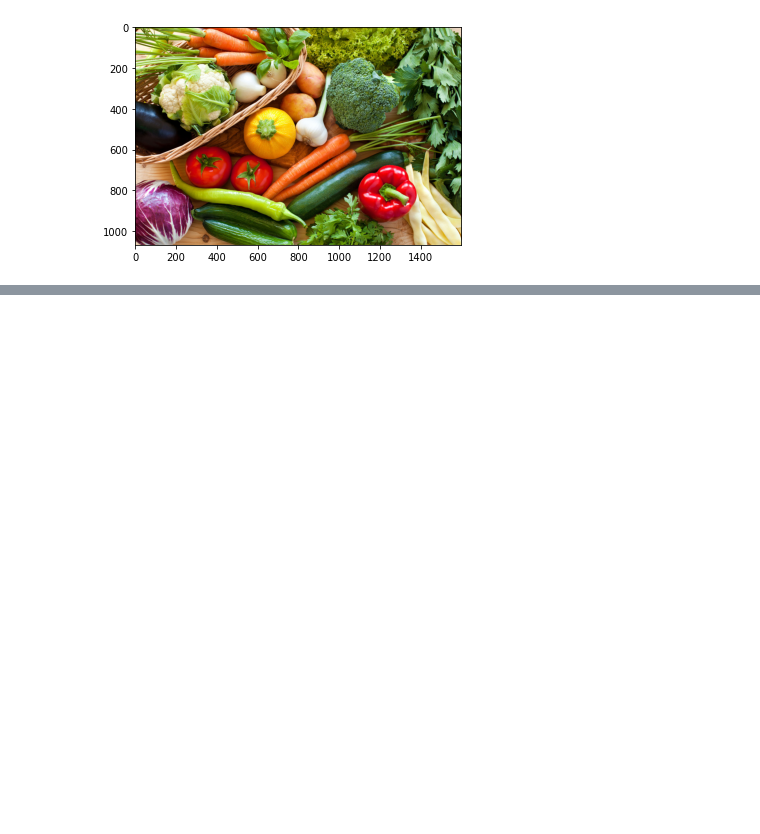
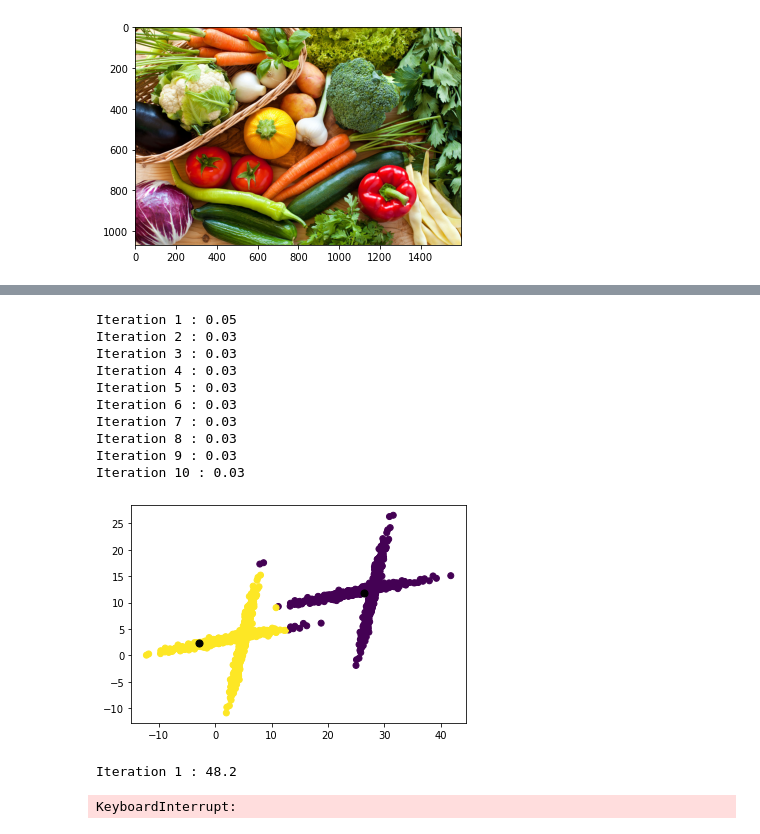
Before and after one commit to ShubhamPandey28/Academic-trash, a Jupyter notebook: CS-669/Assignment_2/Untitled.ipynb, the cells around one changed output, grey strips where cells are left out. Drawn from its saved outputs; the diff is of its cells as text; code cells hidden in the pictures; blank space fills up the shorter version.

Commit message:
Added kmeans

```diff
--- a/CS-669/Assignment_2/Untitled.ipynb
+++ b/CS-669/Assignment_2/Untitled.ipynb
@@ -120,3 +136,5 @@ class Kmeans:
 # %%
-model = Kmeans(10, data.shape[-1])
-model.fit(get_points(data), iterations=10)
+def solve_for_data(data):
+    model = Kmeans(2, data.shape[-1])
+    model.fit(get_points(data), iterations=10)
+    model.plot()
@@ -143,0 +141,14 @@ set()
+# %%
+solve_for_data(data)
+# %% [output]
+Iteration 1 : 0.05
+Iteration 2 : 0.03
+Iteration 3 : 0.03
+Iteration 4 : 0.03
+Iteration 5 : 0.03
+Iteration 6 : 0.03
+Iteration 7 : 0.03
+Iteration 8 : 0.03
+Iteration 9 : 0.03
+Iteration 10 : 0.03
+[figure, added]
@@ -143,0 +165,5 @@ set()
+# %%
+solve_for_data(img_data)
+# %% [output]
+Iteration 1 : 48.2
+KeyboardInterrupt:
```
Also changed, not shown: parts of 10 cells of this notebook.
